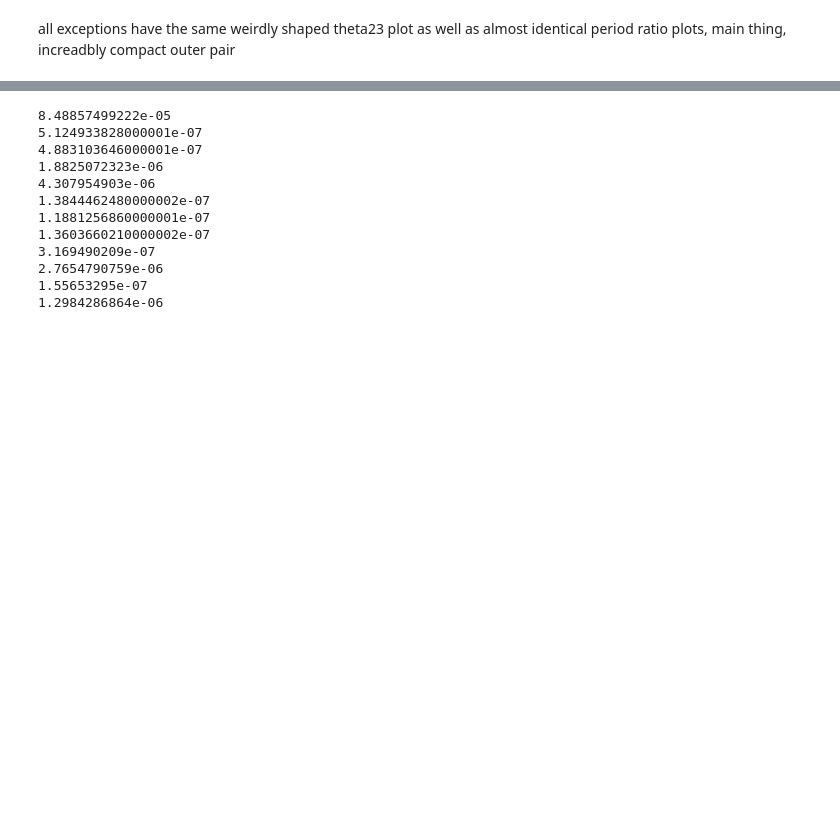
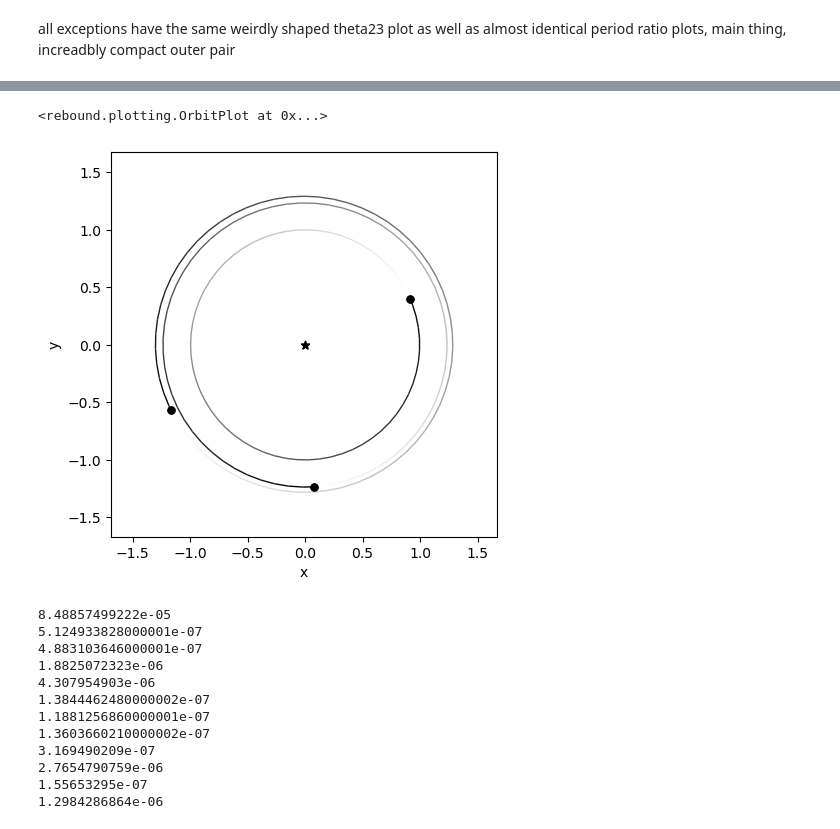
Before and after one commit to Ethadhani/summerSPOCK, a Jupyter notebook: datafilt/datafilt.ipynb, the cells around one changed output, grey strips where cells are left out. Saved outputs shown, nothing was run; the diff lists cells and outputs as text; code cells hidden in the pictures; blank space fills up the shorter version.

```diff
--- a/datafilt/datafilt.ipynb
+++ b/datafilt/datafilt.ipynb
@@ -328,3 +348,11 @@ def get_plot(num,Nout=5000,Nint=100000):
+# %%
+sim = simsetup.get_simList(initial.iloc[30,2:30])
+simsetup.init_sim_parameters(sim)
+# %%
+rebound.OrbitPlot(sim)
+# %% [output]
+<rebound.plotting.OrbitPlot at 0x...>
+[figure, added]
 # %%
 a = [105898,
 137078,
```
Also changed, not shown: parts of 2 cells of this notebook, 6 other files.
